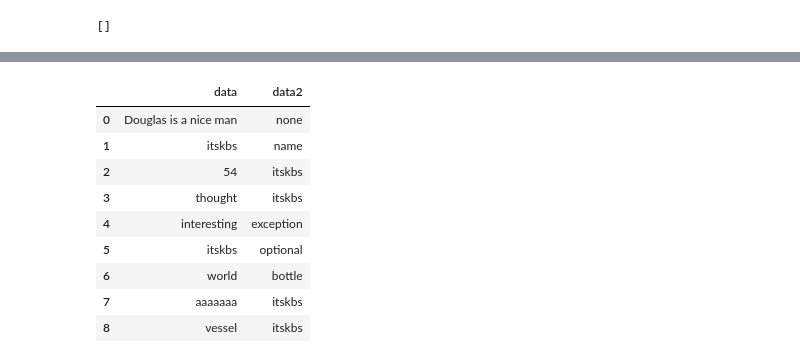
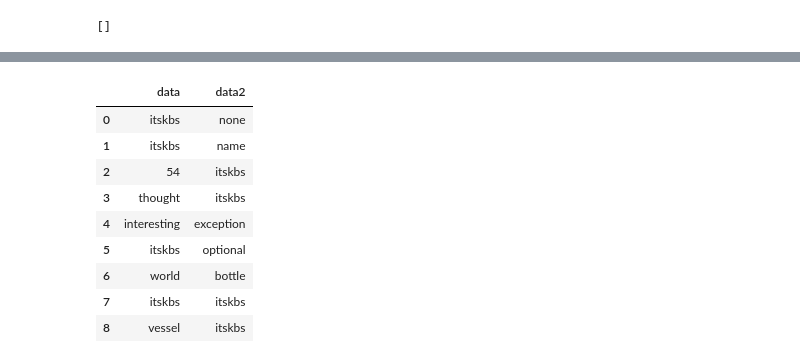
Before and after one commit to nowyouseeithaha/2022-2-IsItKbs, a Jupyter notebook: notebooks/ks_object.ipynb, the cells around one changed output, grey strips where cells are left out. Saved outputs shown, nothing was run; the diff lists cells and outputs as text; code cells hidden in the pictures.

```diff
--- a/notebooks/ks_object.ipynb
+++ b/notebooks/ks_object.ipynb
@@ -319,16 +318,18 @@ display(df2)
-# %%
-df3 = teste.replace_kbs(df_cpy)
-
-df3
-# %% [output]
-|  | data | data2 |
-| 0 | Douglas is a nice man | none |
-| 1 | itskbs | name |
-| 2 | 54 | itskbs |
-| 3 | thought | itskbs |
-| 4 | interesting | exception |
-| 5 | itskbs | optional |
-| 6 | world | bottle |
-| 7 | aaaaaaa | itskbs |
-| 8 | vessel | itskbs |
+# %%
+#Apagar toda a linha que tenha um KBS (onde está itskbs)
+
+df5 = teste.replace_kbs(df)
+
+df5
+# %% [output]
+|  | data | data2 |
+| 0 | itskbs | none |
+| 1 | itskbs | name |
+| 2 | 54 | itskbs |
+| 3 | thought | itskbs |
+| 4 | interesting | exception |
+| 5 | itskbs | optional |
+| 6 | world | bottle |
+| 7 | itskbs | itskbs |
+| 8 | vessel | itskbs |
 # %%
```
Also changed, not shown: parts of 13 cells of this notebook.
